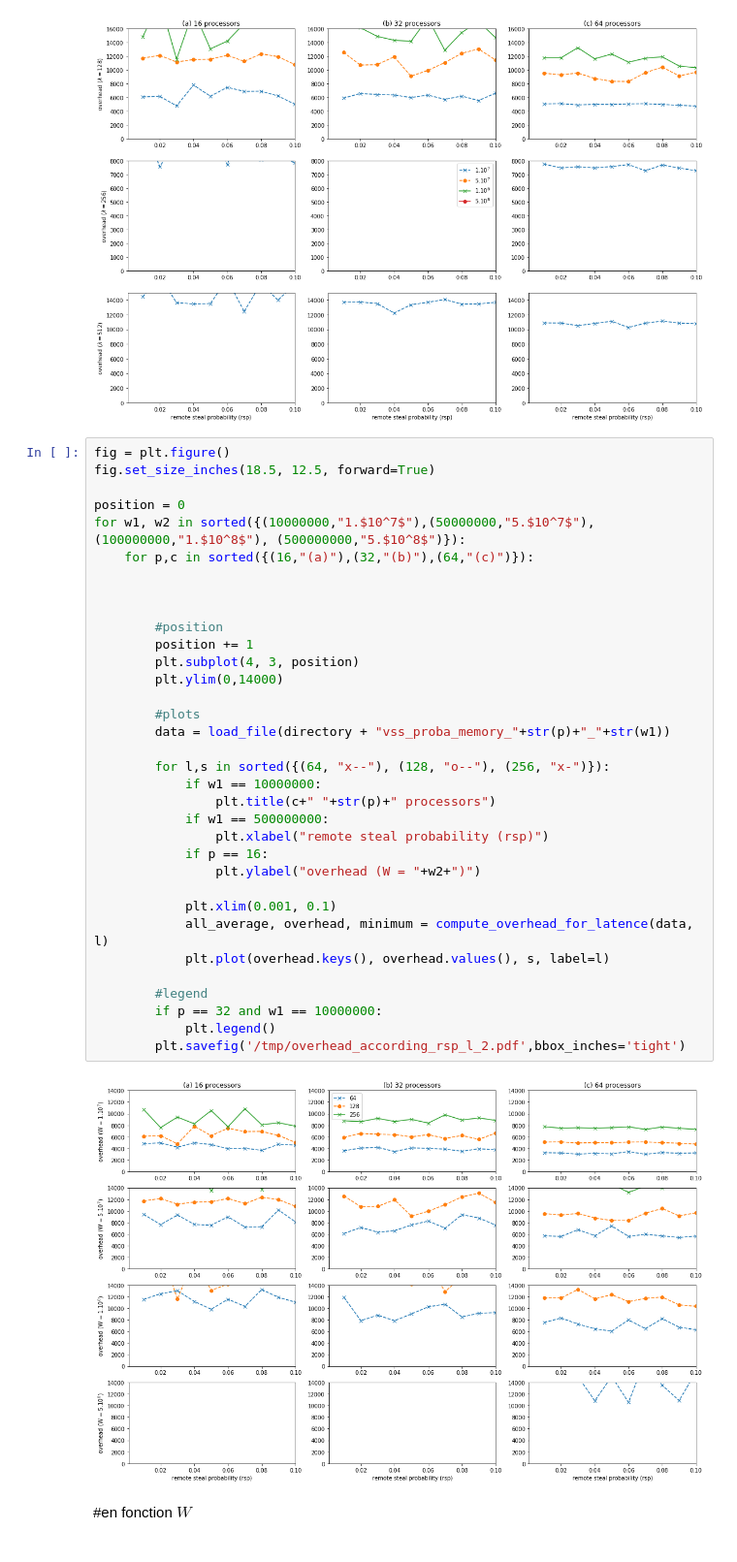
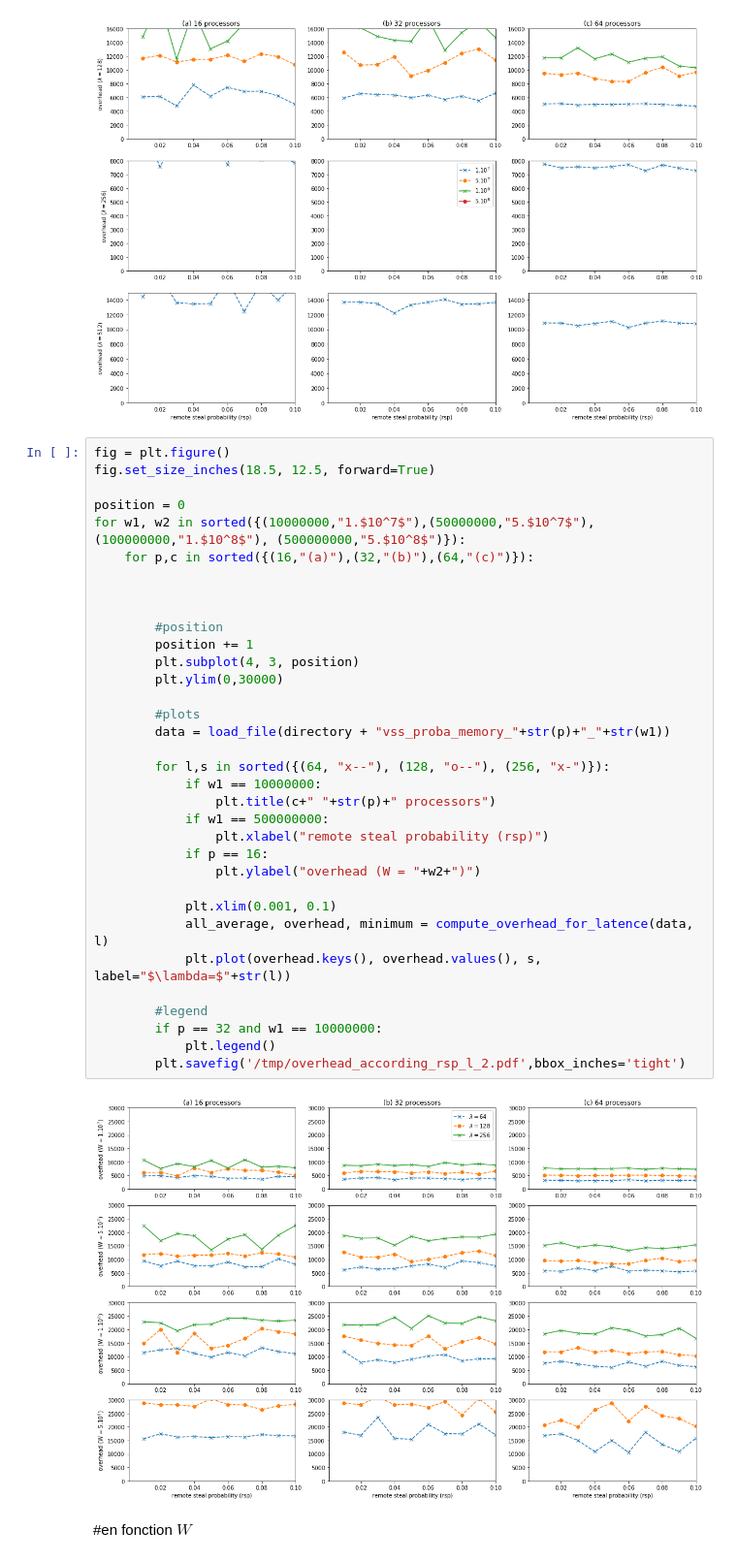
Before and after one commit to wagnerf42/ws-simulator, a Jupyter notebook: result/strategy/simulation_ipynb/simulation_thesis_proba_memory.ipynb, the cells around one changed output. Shown: that part at 97% size. Saved outputs shown, nothing was run; the diff lists cells and outputs as text.

```diff
--- a/result/strategy/simulation_ipynb/simulation_thesis_proba_memory.ipynb
+++ b/result/strategy/simulation_ipynb/simulation_thesis_proba_memory.ipynb
@@ -188,36 +188,36 @@ fig.set_size_inches(18.5, 12.5, forward=True)
 
 position = 0
 for w1, w2 in sorted({(10000000,"1.$10^7$"),(50000000,"5.$10^7$"), (100000000,"1.$10^8$"), (500000000,"5.$10^8$")}):
     for p,c in sorted({(16,"(a)"),(32,"(b)"),(64,"(c)")}):
 
 
 
         #position
         position += 1
         plt.subplot(4, 3, position)
-        plt.ylim(0,14000)
+        plt.ylim(0,30000)
 
         #plots
         data = load_file(directory + "vss_proba_memory_"+str(p)+"_"+str(w1))
 
         for l,s in sorted({(64, "x--"), (128, "o--"), (256, "x-")}):
             if w1 == 10000000:
                 plt.title(c+" "+str(p)+" processors")
             if w1 == 500000000:
                 plt.xlabel("remote steal probability (rsp)")
             if p == 16:
                 plt.ylabel("overhead (W = "+w2+")")
 
             plt.xlim(0.001, 0.1)
             all_average, overhead, minimum = compute_overhead_for_latence(data, l)
-            plt.plot(overhead.keys(), overhead.values(), s, label=l)
+            plt.plot(overhead.keys(), overhead.values(), s, label="$\lambda=$"+str(l))
 
         #legend
         if p == 32 and w1 == 10000000:
             plt.legend()
         plt.savefig('/tmp/overhead_according_rsp_l_2.pdf',bbox_inches='tight')
 # %% [output]
-[figure, old version]
+[figure, new version]
 # %% [markdown]
 #en fonction $W$
 # %%
```
Also changed, not shown: 4 other files.
